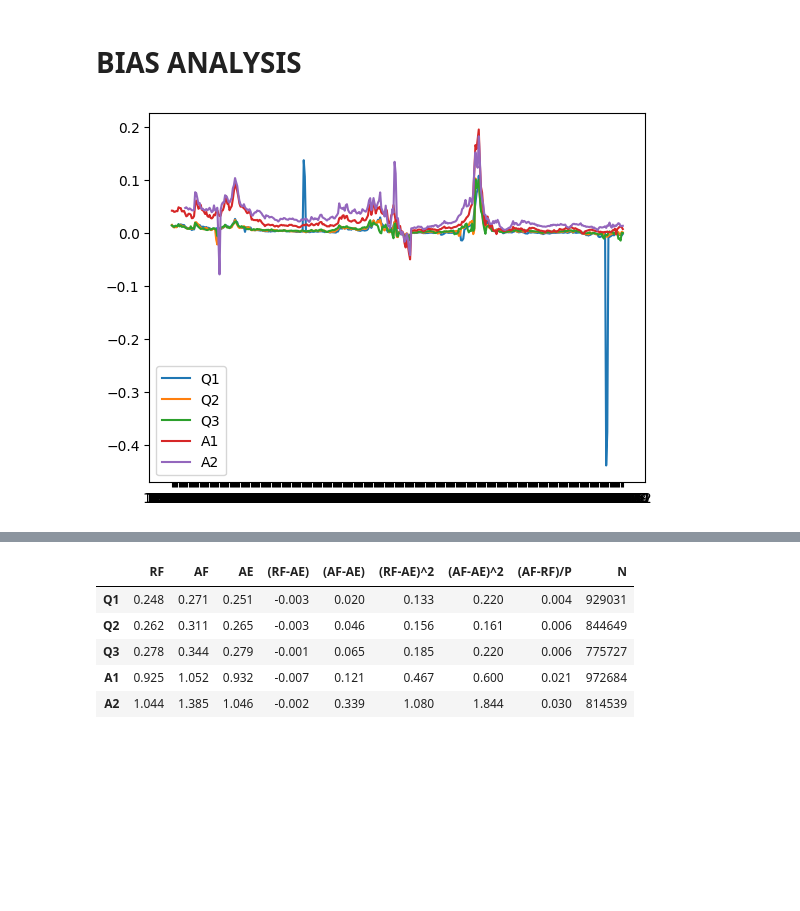
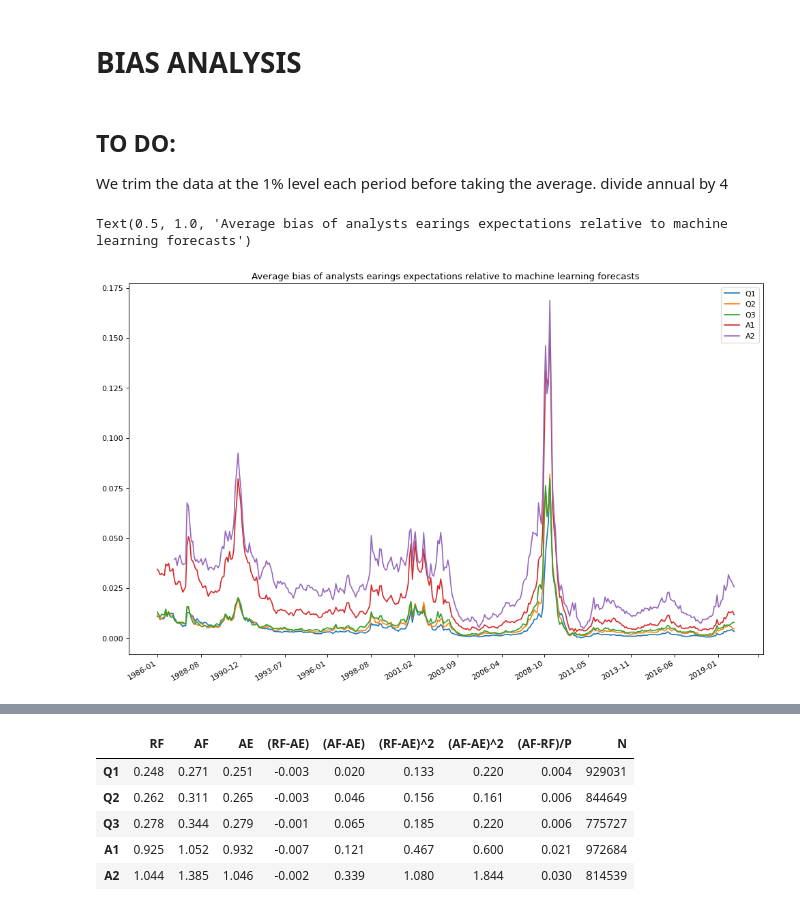
Before and after one commit to NicoloMarsucco/ML-financial-modelling, a Jupyter notebook: bias_analysis.ipynb, the cells around one changed output, grey strips where cells are left out. Drawn from its saved outputs; the diff is of its cells as text; code cells hidden in the pictures; blank space fills up the shorter version.

```diff
--- a/bias_analysis.ipynb
+++ b/bias_analysis.ipynb
@@ -10,11 +11,19 @@ periods = ['Q1', 'Q2', 'Q3', 'A1', 'A2']
 data = {}
 for period in periods:
     data[period] = pd.read_csv(f"results/{period}_rf.csv")
-# %%
-#range(0,len(results_rolling[period].groupby(['Date']).biased_expectation.mean()))
-plt.Figure(figsize=(15,8))
-for period, df in data.items():
-    plt.plot(data[period].Date.unique().astype(str), data[period].groupby(['Date']).biased_expectation.mean(), label=period);
-    plt.legend()
-# %% [output]
-[figure, removed]
+# %% [markdown]
+## TO DO:
+We trim the data at the 1% level each period before taking the average. divide annual by 4
+# %%
+from scipy import stats
+plt.figure(figsize=(15, 10), dpi=80)
+for period, df in data.items():
+    plt.plot(df.Date.unique().astype(str), df.groupby(['Date']).biased_expectation.apply(lambda x: stats.trim_mean(x, 0.01)), label=period);
+locator = mdate.MonthLocator()
+plt.gca().xaxis.set_major_locator(locator)
+plt.gcf().autofmt_xdate()
+plt.legend()
+plt.title('Average bias of analysts earings expectations relative to machine learning forecasts')
+# %% [output]
+Text(0.5, 1.0, 'Average bias of analysts earings expectations relative to machine learning forecasts')
+[figure, added]
```
Also changed, not shown: parts of 2 cells of this notebook.
